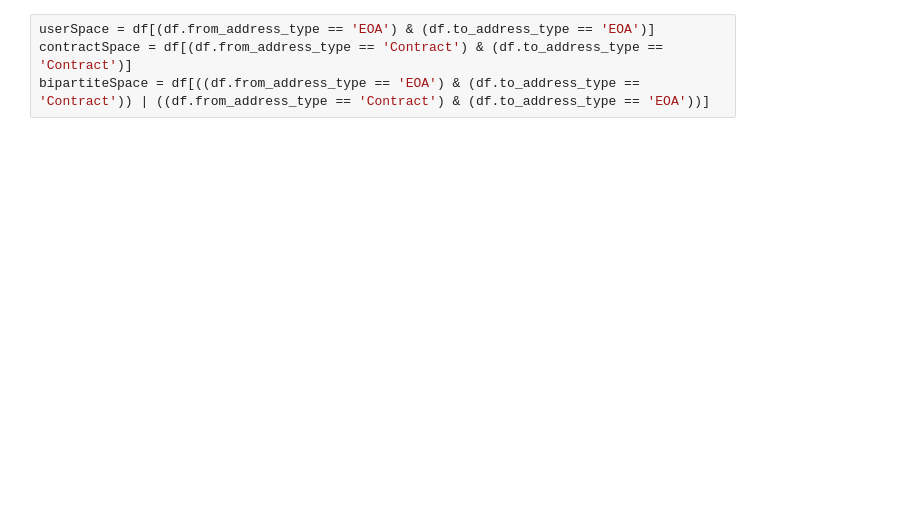
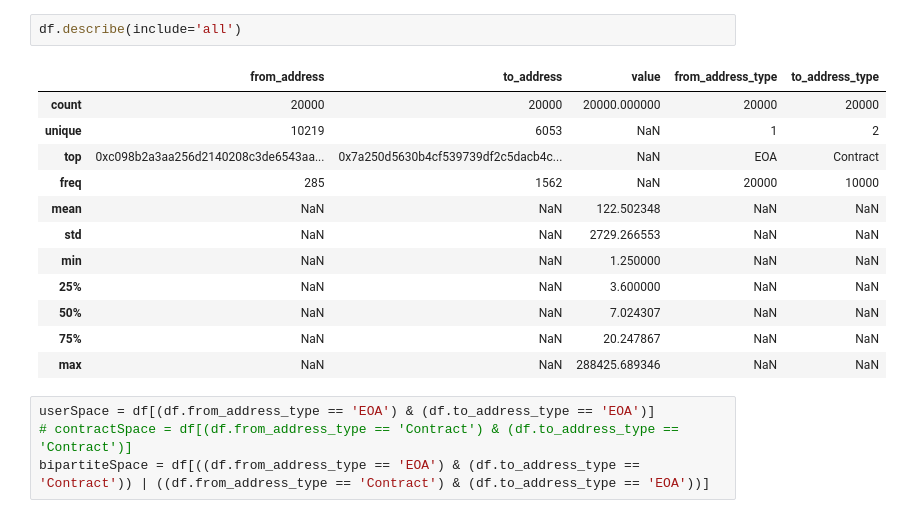
Before and after one commit to ba-group-projects/eth-trx-china-ban, a Jupyter notebook: eda.ipynb, the cells around one changed output. Saved outputs shown, nothing was run; the diff lists cells and outputs as text; blank space fills up the shorter version.

```diff
--- a/eda.ipynb
+++ b/eda.ipynb
@@ -18,6 +20,21 @@ df.head(5)
+# %%
+df.describe(include='all')
+# %% [output]
+|  | from_address | to_address | value | from_address_type | to_address_type |
+| count | 20000 | 20000 | 20000.000000 | 20000 | 20000 |
+| unique | 10219 | 6053 | NaN | 1 | 2 |
+| top | 0xc098b2a3aa256d2140208c3de6543aa... | 0x7a250d5630b4cf539739df2c5dacb4c... | NaN | EOA | Contract |
+| freq | 285 | 1562 | NaN | 20000 | 10000 |
+| mean | NaN | NaN | 122.502348 | NaN | NaN |
+| std | NaN | NaN | 2729.266553 | NaN | NaN |
+| min | NaN | NaN | 1.250000 | NaN | NaN |
+| 25% | NaN | NaN | 3.600000 | NaN | NaN |
+| 50% | NaN | NaN | 7.024307 | NaN | NaN |
+| 75% | NaN | NaN | 20.247867 | NaN | NaN |
+| max | NaN | NaN | 288425.689346 | NaN | NaN |
 # %%
 userSpace = df[(df.from_address_type == 'EOA') & (df.to_address_type == 'EOA')]
-contractSpace = df[(df.from_address_type == 'Contract') & (df.to_address_type == 'Contract')]
+# contractSpace = df[(df.from_address_type == 'Contract') & (df.to_address_type == 'Contract')]
 bipartiteSpace = df[((df.from_address_type == 'EOA') & (df.to_address_type == 'Contract')) | ((df.from_address_type == 'Contract') & (df.to_address_type == 'EOA'))]
 # %%
 userSpace = userSpace[['from_address','to_address','value']]
```
Also changed, not shown: parts of 7 cells of this notebook.
